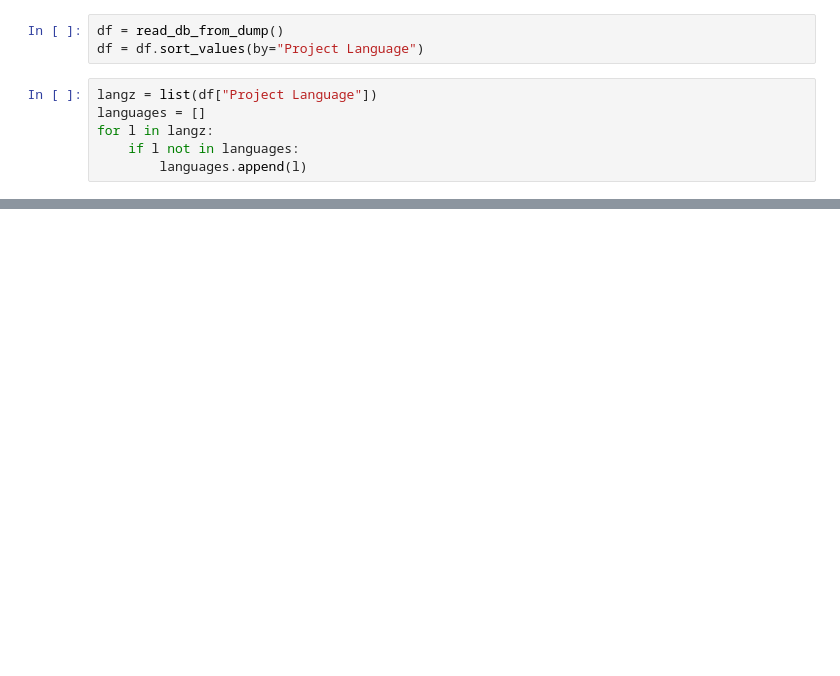
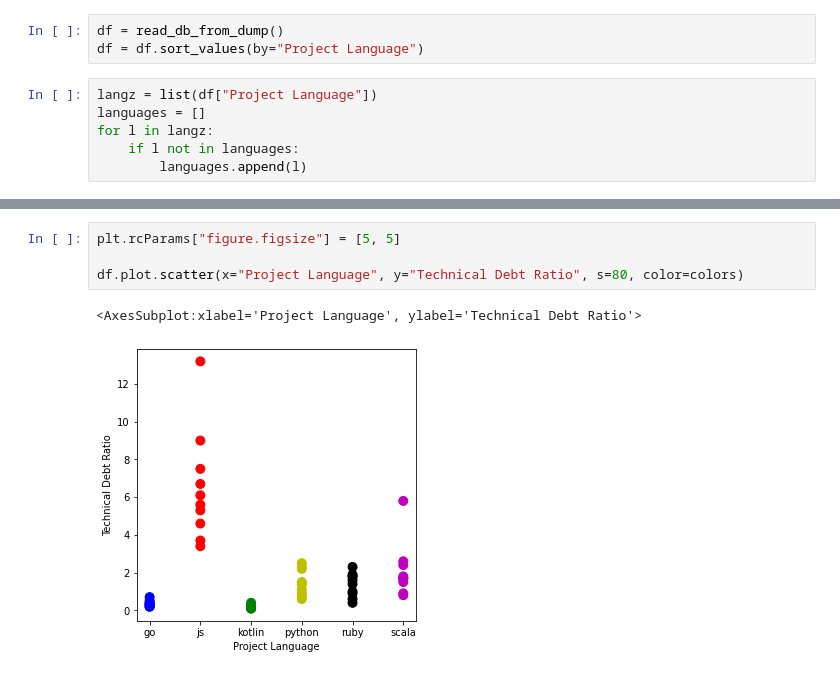
Before and after one commit to rhaeguard/static-vs-dynamic-research-project, a Jupyter notebook: scripts/data-collection/visualize.ipynb, the cells around one changed output, grey strips where cells are left out. Cells and saved outputs as stored; diff of their text form; blank space fills up the shorter version.

```diff
--- a/scripts/data-collection/visualize.ipynb
+++ b/scripts/data-collection/visualize.ipynb
@@ -37,0 +38,7 @@ ax.get_figure().savefig('tdr.jpg')
+# %%
+plt.rcParams["figure.figsize"] = [5, 5]
+
+df.plot.scatter(x="Project Language", y="Technical Debt Ratio", s=80, color=colors)
+# %% [output]
+<AxesSubplot:xlabel='Project Language', ylabel='Technical Debt Ratio'>
+[figure, added]
```
Also changed, not shown: parts of 5 cells of this notebook, 27 other files.
